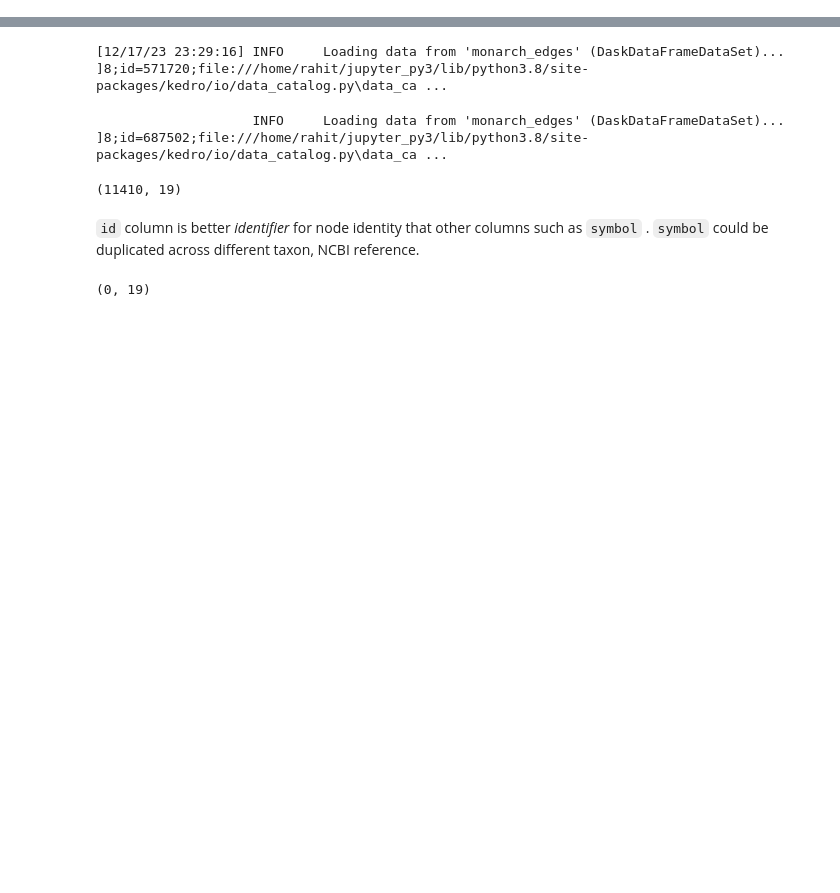
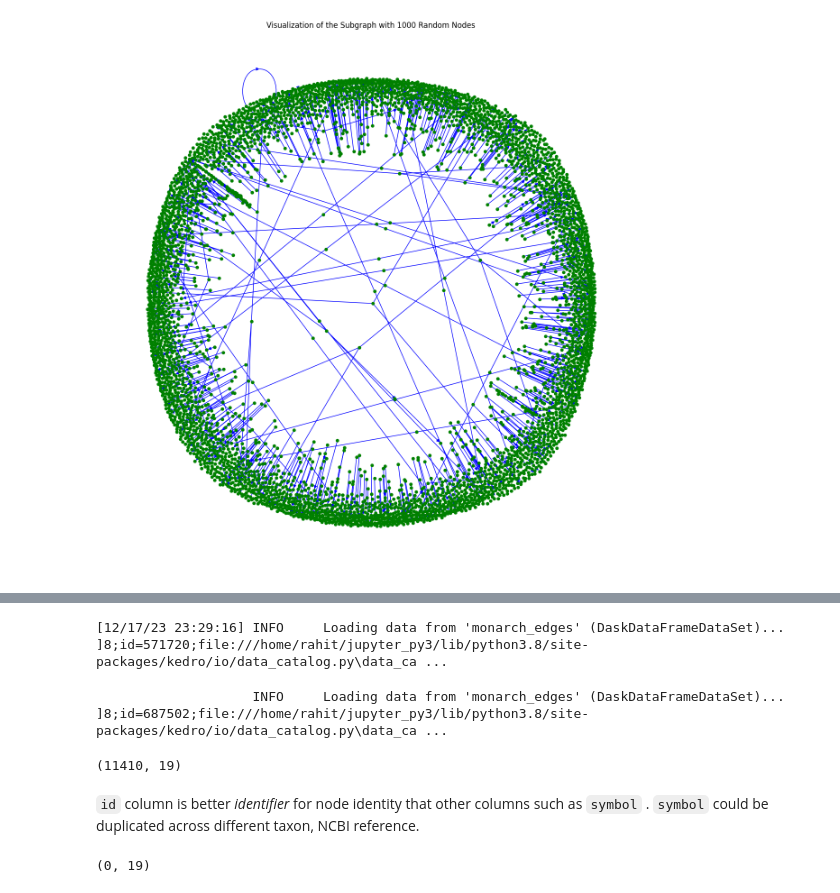
Before and after one commit to MTG-Lab/modspy-data, a Jupyter notebook: notebooks/9_monarch_gnn.ipynb, the cells around one changed output, grey strips where cells are left out. Cells and saved outputs as stored; diff of their text form; code cells hidden in the pictures; blank space fills up the shorter version.

```diff
--- a/notebooks/9_monarch_gnn.ipynb
+++ b/notebooks/9_monarch_gnn.ipynb
@@ -53,0 +436,10 @@ from torch_geometric.utils import convert
+# %%
+# Select 1000 random nodes
+random_nodes = random.sample(G.nodes(), 1000, seed=100)
+
+# Create a subgraph with these nodes
+subgraph = G.subgraph(random_nodes)
+
+# Information about the created subgraph
+subgraph_info = nx.info(subgraph)
+subgraph_info
@@ -53,0 +519,14 @@ from torch_geometric.utils import convert
+# %%
+# Set the figure size for the visualization
+plt.figure(figsize=(12, 12))
+
+# Draw the subgraph
+# Note: The layout is set to 'spring_layout' for aesthetic purposes, but this can be changed as needed.
+pos = nx.spring_layout(subgraph)
+nx.draw(subgraph, pos, node_size=20, edge_color='blue', node_color='green', with_labels=False)
+
+# Show the plot
+plt.title("Visualization of the Subgraph with 1000 Random Nodes")
+plt.show()
+# %% [output]
+[figure, added]
```
Also changed, not shown: parts of 57 cells of this notebook, 5 other files.
